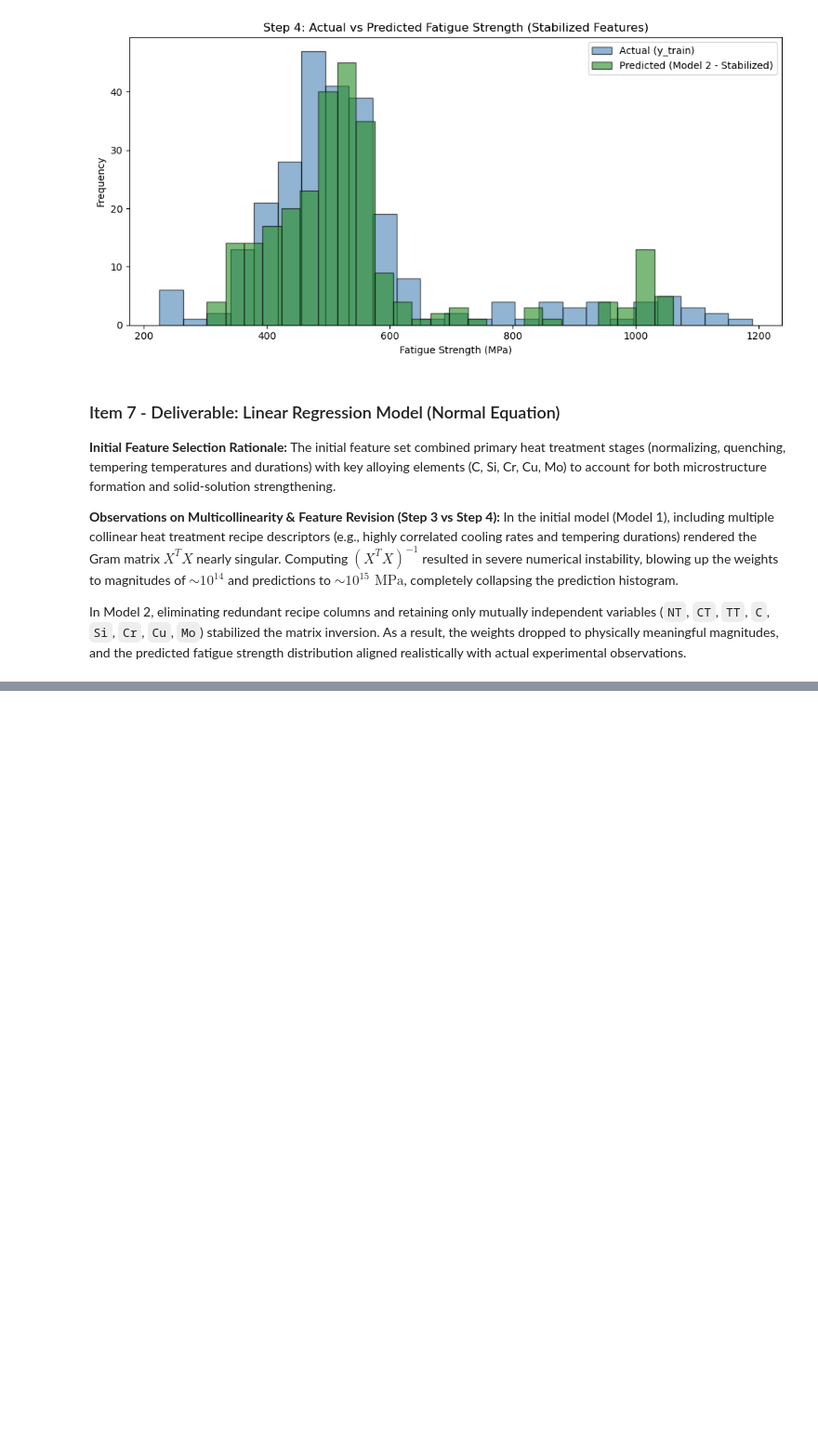
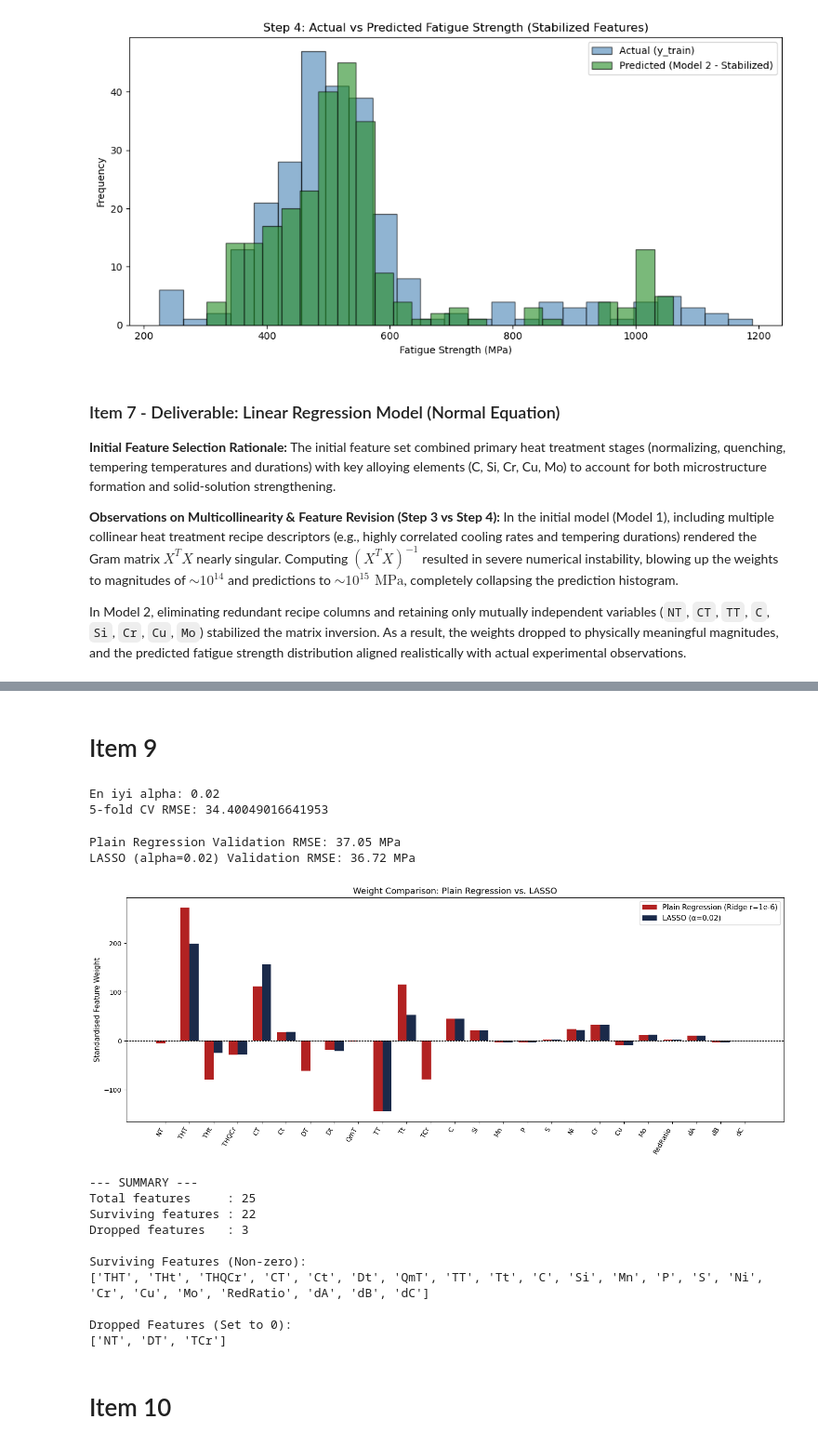
Before and after one commit to NecatBerkMeral/ME405HW1, a Jupyter notebook: ME405 HW1.ipynb, the cells around one changed output, grey strips where cells are left out. Shown at 93% size. Saved outputs shown, nothing was run; the diff lists cells and outputs as text; code cells hidden in the pictures; blank space fills up the shorter version.

Commit message:
Completed Homework 1 Item 8-9-10

```diff
--- a/ME405 HW1.ipynb
+++ b/ME405 HW1.ipynb
@@ -569,0 +621,2 @@ git push -u origin main
+# %% [markdown]
+# Item 9
@@ -569,0 +639,76 @@ git push -u origin main
+# %%
+params = {'alpha': [0.01, 0.02, 0.05, 0.1, 0.2, 0.5, 1, 2, 5, 10, 50, 100]}
+lasso_cv = GridSearchCV(Lasso(max_iter=10000, tol=1e-3), params, scoring='neg_mean_squared_error', cv=5)
+lasso_cv.fit(X_train_scaled, y_train)
+
+print("En iyi alpha:", lasso_cv.best_params_['alpha'])
+print("5-fold CV RMSE:", np.sqrt(-lasso_cv.best_score_))
+# %% [output]
+En iyi alpha: 0.02
+5-fold CV RMSE: 34.40049016641953
+# %%
+from sklearn.linear_model import Ridge
+
+plain_reg = Ridge(alpha=1e-6)
+plain_reg.fit(X_train_scaled, y_train)
+
+pred_plain_val = plain_reg.predict(X_val_scaled)
+val_rmse_plain = np.sqrt(np.mean((y_val - pred_plain_val)**2))
+
+best_lasso = lasso_cv.best_estimator_
+pred_lasso_val = best_lasso.predict(X_val_scaled)
+val_rmse_lasso = np.sqrt(np.mean((y_val - pred_lasso_val)**2))
+
+print(f"Plain Regression Validation RMSE: {val_rmse_plain:.2f} MPa")
+print(f"LASSO (alpha={lasso_cv.best_params_['alpha']}) Validation RMSE: {val_rmse_lasso:.2f} MPa")
+# %% [output]
+Plain Regression Validation RMSE: 37.05 MPa
+LASSO (alpha=0.02) Validation RMSE: 36.72 MPa
+# %%
+feature_names = list(X_train.columns)
+
+plain_coefs = plain_reg.coef_
+lasso_coefs = best_lasso.coef_
+
+x_pos = np.arange(len(feature_names))
+width = 0.38
+
+plt.figure(figsize=(15, 6))
+plt.bar(x_pos - width/2, plain_coefs, width=width, label='Plain Regression (Ridge r=1e-6)', color='#b22222')
+plt.bar(x_pos + width/2, lasso_coefs, width=width, label=f'LASSO (α={lasso_cv.best_params_["alpha"]})', color='#1b2a4a')
+
+plt.xticks(x_pos, feature_names, rotation=60, ha='right', fontsize=10)
+plt.axhline(0, color='black', linestyle='--', linewidth=0.8)
+plt.ylabel('Standardised Feature Weight', fontsize=11)
+plt.title('Weight Comparison: Plain Regression vs. LASSO', fontsize=13)
+plt.legend(fontsize=11)
+plt.tight_layout()
+plt.show()
+
+surviving = [feat for feat, w in zip(feature_names, lasso_coefs) if abs(w) > 1e-4]
+dropped = [feat for feat, w in zip(feature_names, lasso_coefs) if abs(w) <= 1e-4]
+
+print(f"--- SUMMARY ---")
+print(f"Total features     : {len(feature_names)}")
+print(f"Surviving features : {len(surviving)}")
+print(f"Dropped features   : {len(dropped)}")
+
+print("\nSurviving Features (Non-zero):")
+print(surviving)
+
+print("\nDropped Features (Set to 0):")
+print(dropped)
+# %% [output]
+[figure, added]
+--- SUMMARY ---
+Total features     : 25
+Surviving features : 22
+Dropped features   : 3
+
+Surviving Features (Non-zero):
+['THT', 'THt', 'THQCr', 'CT', 'Ct', 'Dt', 'QmT', 'TT', 'Tt', 'C', 'Si', 'Mn', 'P', 'S', 'Ni', 'Cr', 'Cu', 'Mo', 'RedRatio', 'dA', 'dB', 'dC']
+
+Dropped Features (Set to 0):
+['NT', 'DT', 'TCr']
+# %% [markdown]
+# Item 10
```
Also changed, not shown: parts of 10 cells of this notebook.
